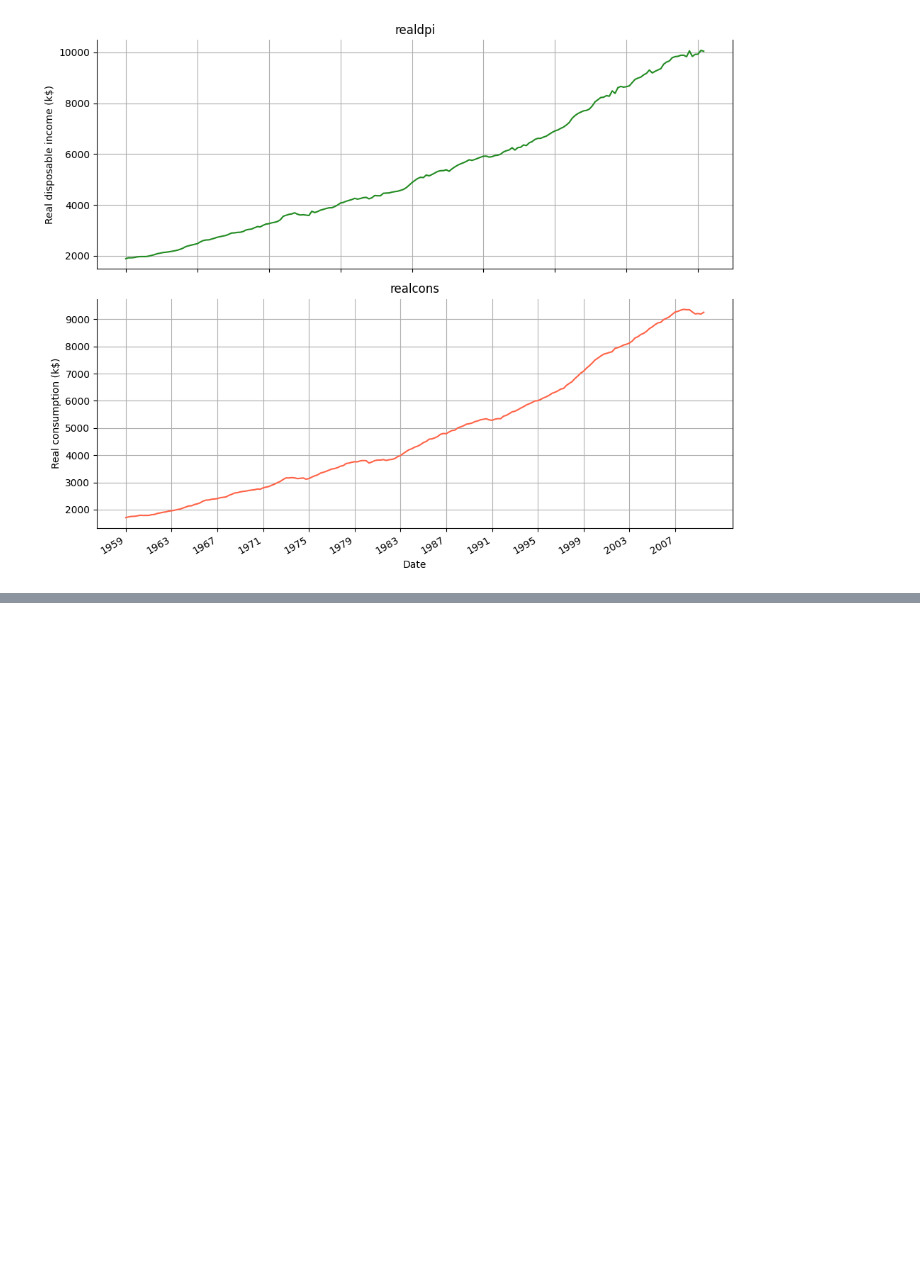
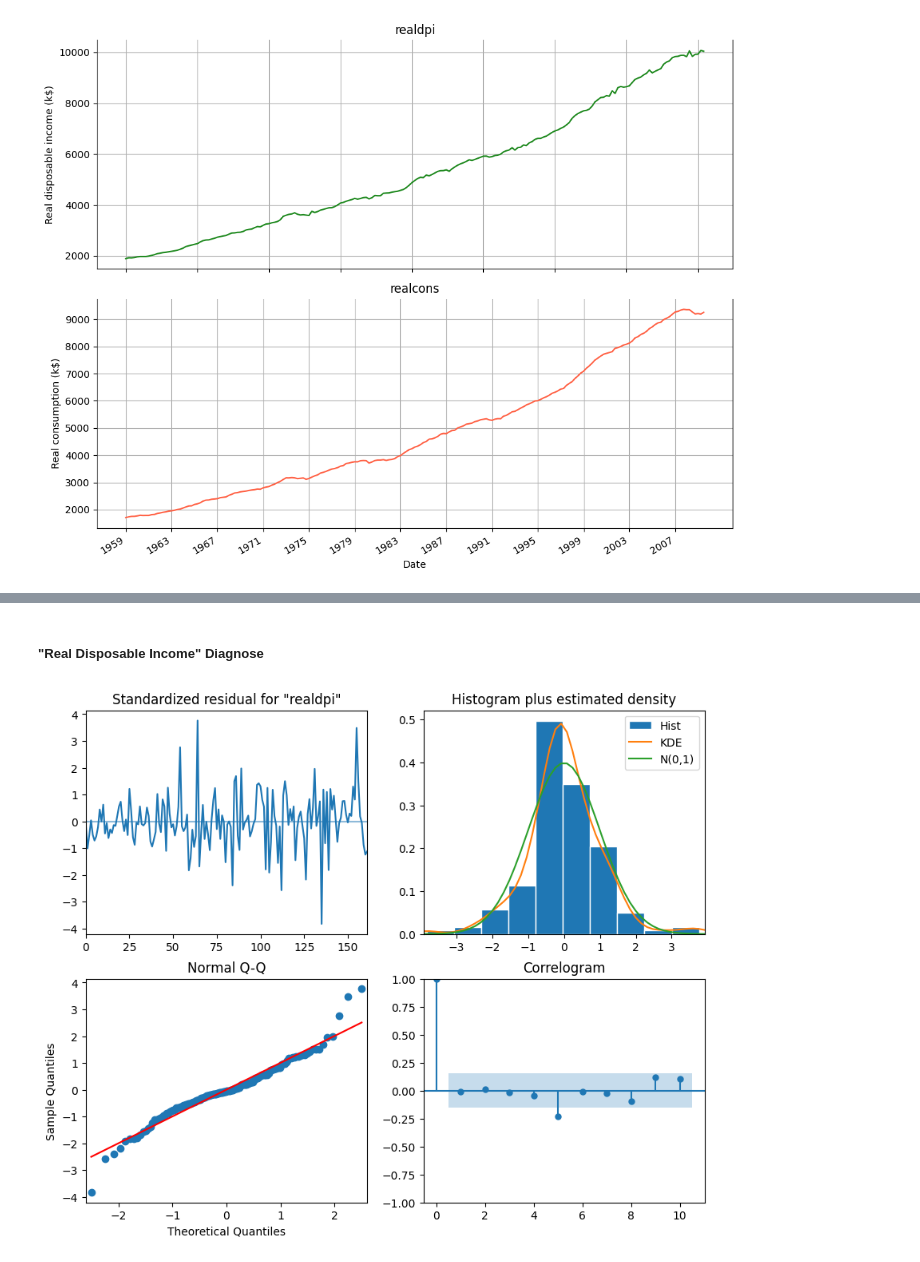
Before and after one commit to joakor89/Time_series_in_python, a Jupyter notebook: chap_10/multiple_ts.ipynb, the cells around one changed output, grey strips where cells are left out. Saved outputs shown, nothing was run; the diff lists cells and outputs as text; code cells hidden in the pictures; blank space fills up the shorter version.

Commit message:
US Data on Vector Autoregressive Model (VAR)

```diff
--- a/chap_10/multiple_ts.ipynb
+++ b/chap_10/multiple_ts.ipynb
@@ -81,0 +160,14 @@ plt.tight_layout()
+# %%
+# Endogenous Selection
+endog = macro_econ_data[['realdpi', 'realcons']]
+
+# Differenciated Endogenous Selection
+endog_diff = macro_econ_data[['realdpi', 'realcons']].diff()[1:]
+
+# Train Set
+train = endog_diff[:162]
+# Test Set
+test = endog_diff[162:]
+
+result_df = optimize_VAR(train)
+result_df
@@ -81,0 +315,5 @@ plt.tight_layout()
+# %%
+best_model = VARMAX(train, order=(3,0))
+best_model_fit = best_model.fit(disp=False)
+
+print(best_model_fit.summary())
@@ -81,0 +338,7 @@ plt.tight_layout()
+# %% [markdown]
+##### "Real Disposable Income" Diagnose
+# %%
+# Passing variable '0' fore Real Disposable Income
+best_model_fit.plot_diagnostics(figsize=(10,8), variable=0);
+# %% [output]
+[figure, added]
```
Also changed, not shown: parts of 30 cells of this notebook.
